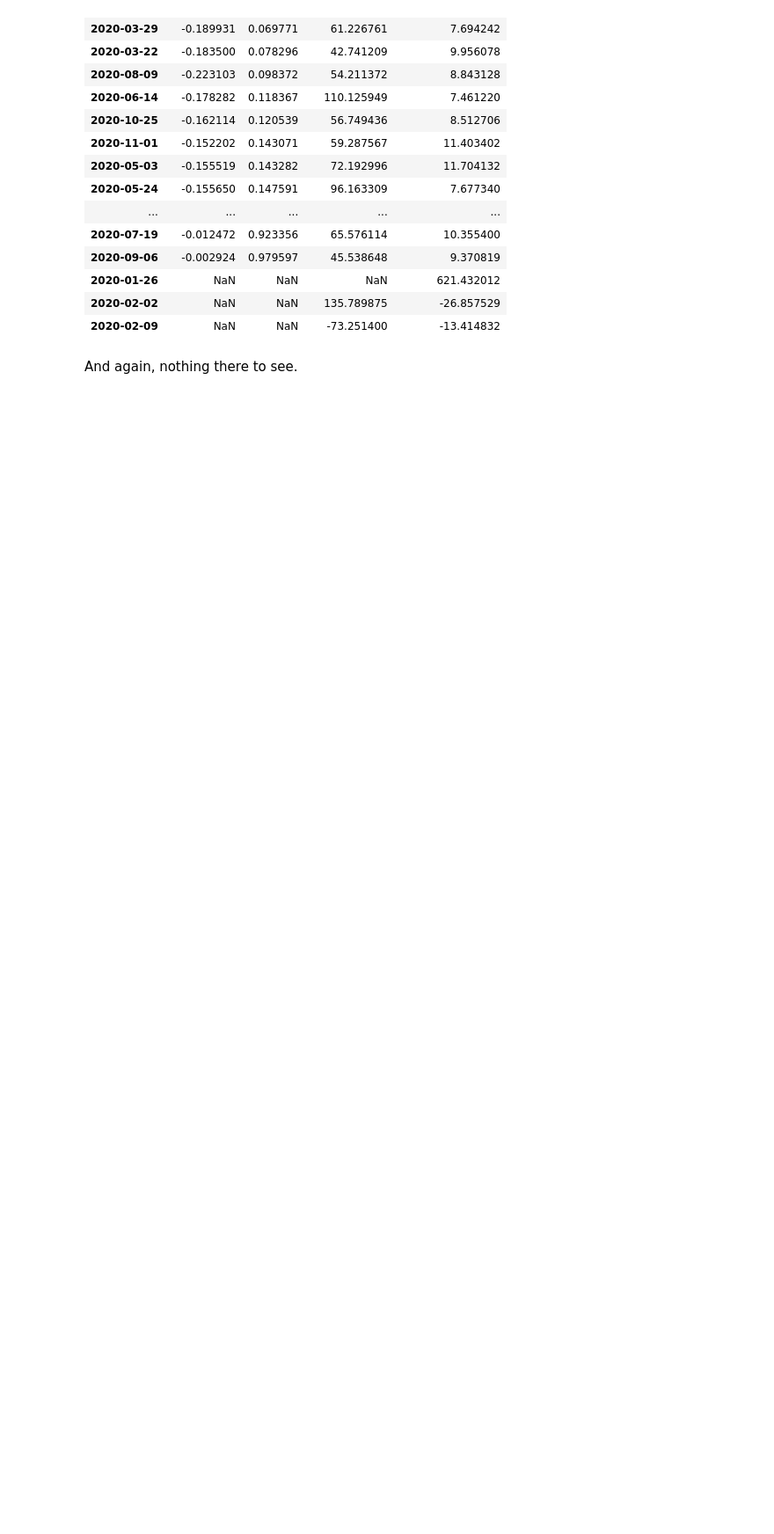
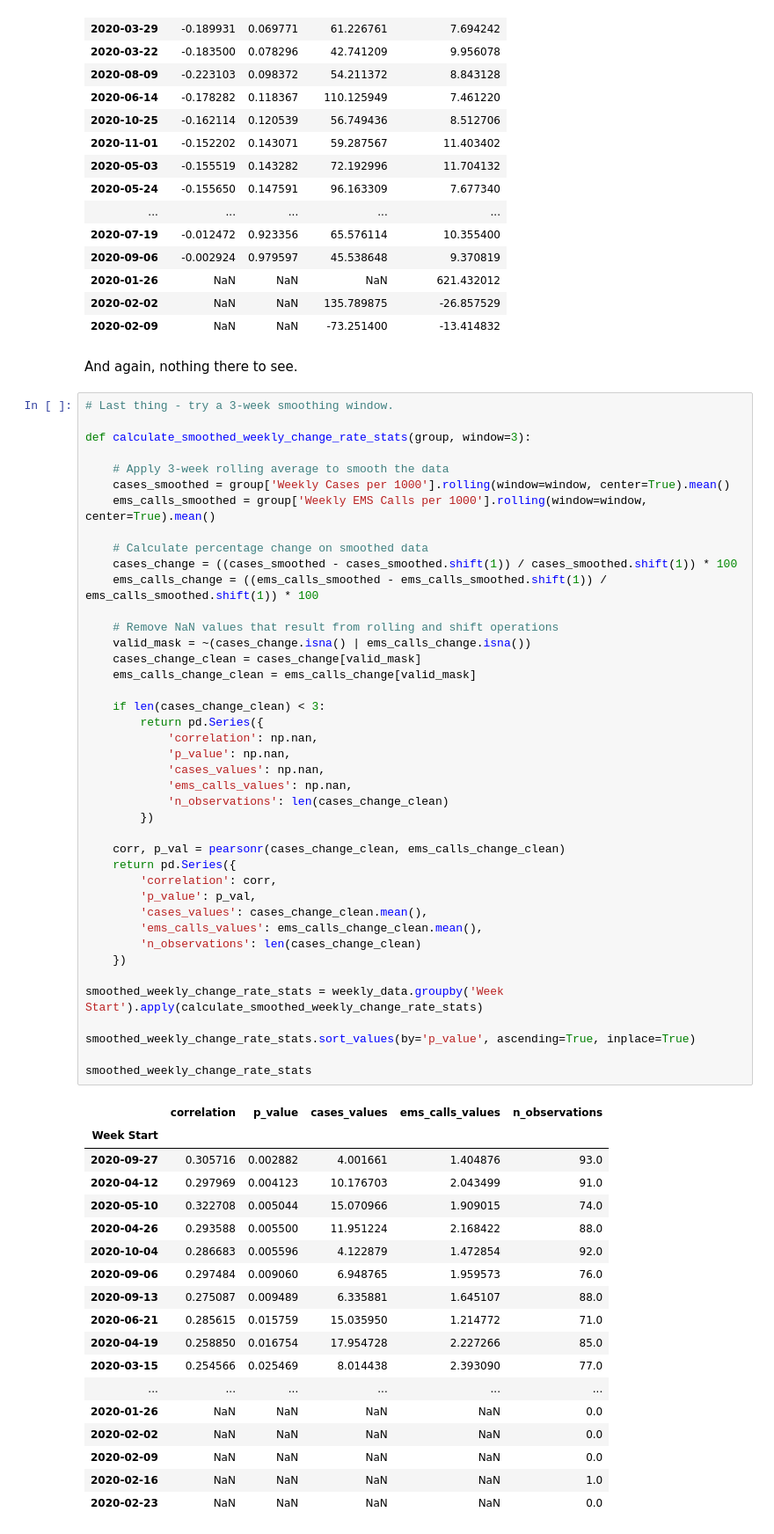
Before and after one commit to sourgrapes-YVR/Toronto_Covid_FSA, a Jupyter notebook: Data Analysis.ipynb, the cells around one changed output. Shown at 88% size. Drawn from its saved outputs; the diff is of its cells as text; blank space fills up the shorter version.

Commit message:
Adding a last gap 3 week smoothing

```diff
--- a/Data Analysis.ipynb
+++ b/Data Analysis.ipynb
@@ -971,3 +971,63 @@ weekly_change_stats_plus_one
 | 2020-02-09 | NaN | NaN | -73.251400 | -13.414832 |
 # %% [markdown]
 And again, nothing there to see.
+# %%
+# Last thing - try a 3-week smoothing window.
+
+def calculate_smoothed_weekly_change_rate_stats(group, window=3):
+
+    # Apply 3-week rolling average to smooth the data
+    cases_smoothed = group['Weekly Cases per 1000'].rolling(window=window, center=True).mean()
+    ems_calls_smoothed = group['Weekly EMS Calls per 1000'].rolling(window=window, center=True).mean()
+
+    # Calculate percentage change on smoothed data
+    cases_change = ((cases_smoothed - cases_smoothed.shift(1)) / cases_smoothed.shift(1)) * 100
+    ems_calls_change = ((ems_calls_smoothed - ems_calls_smoothed.shift(1)) / ems_calls_smoothed.shift(1)) * 100
+
+    # Remove NaN values that result from rolling and shift operations
+    valid_mask = ~(cases_change.isna() | ems_calls_change.isna())
+    cases_change_clean = cases_change[valid_mask]
+    ems_calls_change_clean = ems_calls_change[valid_mask]
+
+    if len(cases_change_clean) < 3:
+        return pd.Series({
+            'correlation': np.nan,
+            'p_value': np.nan,
+            'cases_values': np.nan,
+            'ems_calls_values': np.nan,
+            'n_observations': len(cases_change_clean)
+        })
+
+    corr, p_val = pearsonr(cases_change_clean, ems_calls_change_clean)
+    return pd.Series({
+        'correlation': corr,
+        'p_value': p_val,
+        'cases_values': cases_change_clean.mean(),
+        'ems_calls_values': ems_calls_change_clean.mean(),
+        'n_observations': len(cases_change_clean)
+    })
+
+smoothed_weekly_change_rate_stats = weekly_data.groupby('Week Start').apply(calculate_smoothed_weekly_change_rate_stats)
+
+smoothed_weekly_change_rate_stats.sort_values(by='p_value', ascending=True, inplace=True)
+
+smoothed_weekly_change_rate_stats
+# %% [output]
+|  | correlation | p_value | cases_values | ems_calls_values | n_observations |
+| Week Start |  |  |  |  |  |
+| 2020-09-27 | 0.305716 | 0.002882 | 4.001661 | 1.404876 | 93.0 |
+| 2020-04-12 | 0.297969 | 0.004123 | 10.176703 | 2.043499 | 91.0 |
+| 2020-05-10 | 0.322708 | 0.005044 | 15.070966 | 1.909015 | 74.0 |
+| 2020-04-26 | 0.293588 | 0.005500 | 11.951224 | 2.168422 | 88.0 |
+| 2020-10-04 | 0.286683 | 0.005596 | 4.122879 | 1.472854 | 92.0 |
+| 2020-09-06 | 0.297484 | 0.009060 | 6.948765 | 1.959573 | 76.0 |
+| 2020-09-13 | 0.275087 | 0.009489 | 6.335881 | 1.645107 | 88.0 |
+| 2020-06-21 | 0.285615 | 0.015759 | 15.035950 | 1.214772 | 71.0 |
+| 2020-04-19 | 0.258850 | 0.016754 | 17.954728 | 2.227266 | 85.0 |
+| 2020-03-15 | 0.254566 | 0.025469 | 8.014438 | 2.393090 | 77.0 |
+| ... | ... | ... | ... | ... | ... |
+| 2020-01-26 | NaN | NaN | NaN | NaN | 0.0 |
+| 2020-02-02 | NaN | NaN | NaN | NaN | 0.0 |
+| 2020-02-09 | NaN | NaN | NaN | NaN | 0.0 |
+| 2020-02-16 | NaN | NaN | NaN | NaN | 1.0 |
+| 2020-02-23 | NaN | NaN | NaN | NaN | 0.0 |
```
